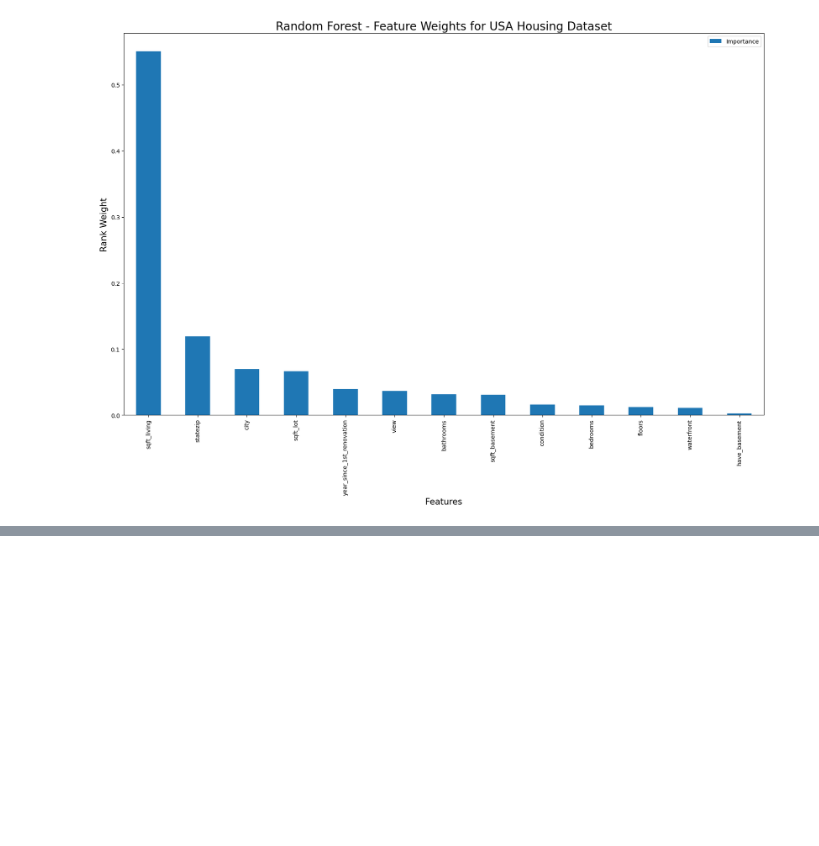
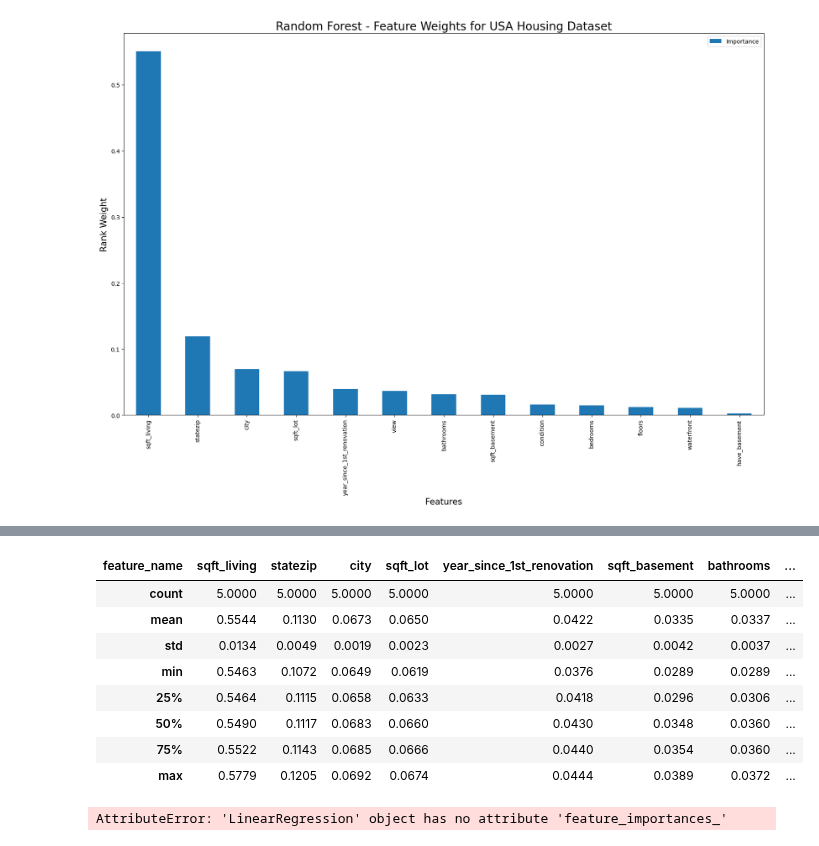
Before and after one commit to jorgedelpozolerida/KDS_Statistics_GroupProject, a Jupyter notebook: src/cross_validation_USA/cross_validation_all.ipynb, the cells around one changed output, grey strips where cells are left out. Drawn from its saved outputs; the diff is of its cells as text; code cells hidden in the pictures; blank space fills up the shorter version.

```diff
--- a/src/cross_validation_USA/cross_validation_all.ipynb
+++ b/src/cross_validation_USA/cross_validation_all.ipynb
@@ -170,0 +195,5 @@ have_basement                    0.00
+# %%
+df_RF = pd.read_csv('../../data/cross_validation_USA/cv_RF.csv')
+df_RF = df_RF.set_index('feature_name').transpose()
+
+df_RF
@@ -170,0 +207,25 @@ have_basement                    0.00
+# %%
+df_RF.describe()
+# %% [output]
+| feature_name | sqft_living | statezip | city | sqft_lot | year_since_1st_renovation | sqft_basement | bathrooms | ... |
+| count | 5.0000 | 5.0000 | 5.0000 | 5.0000 | 5.0000 | 5.0000 | 5.0000 | ... |
+| mean | 0.5544 | 0.1130 | 0.0673 | 0.0650 | 0.0422 | 0.0335 | 0.0337 | ... |
+| std | 0.0134 | 0.0049 | 0.0019 | 0.0023 | 0.0027 | 0.0042 | 0.0037 | ... |
+| min | 0.5463 | 0.1072 | 0.0649 | 0.0619 | 0.0376 | 0.0289 | 0.0289 | ... |
+| 25% | 0.5464 | 0.1115 | 0.0658 | 0.0633 | 0.0418 | 0.0296 | 0.0306 | ... |
+| 50% | 0.5490 | 0.1117 | 0.0683 | 0.0660 | 0.0430 | 0.0348 | 0.0360 | ... |
+| 75% | 0.5522 | 0.1143 | 0.0685 | 0.0666 | 0.0440 | 0.0354 | 0.0360 | ... |
+| max | 0.5779 | 0.1205 | 0.0692 | 0.0674 | 0.0444 | 0.0389 | 0.0372 | ... |
+# %%
+lr = LinearRegression()
+model = lr.fit(X,y)
+
+feat_importances = pd.DataFrame(model.feature_importances_, index = X.columns, columns=["Importance"])
+feat_importances.sort_values(by='Importance', ascending=False, inplace=True)
+feat_importances.plot(kind='bar', figsize=(20,12))
+
+plt.xlabel('Features', fontsize = 15)
+plt.ylabel('Rank Weight', fontsize = 15)
+plt.title('Random Forest - Feature Weights for USA Housing Dataset', fontsize = 20)
+# %% [output]
+AttributeError: 'LinearRegression' object has no attribute 'feature_importances_'
```
Also changed, not shown: parts of 6 cells of this notebook, 1 other file.
